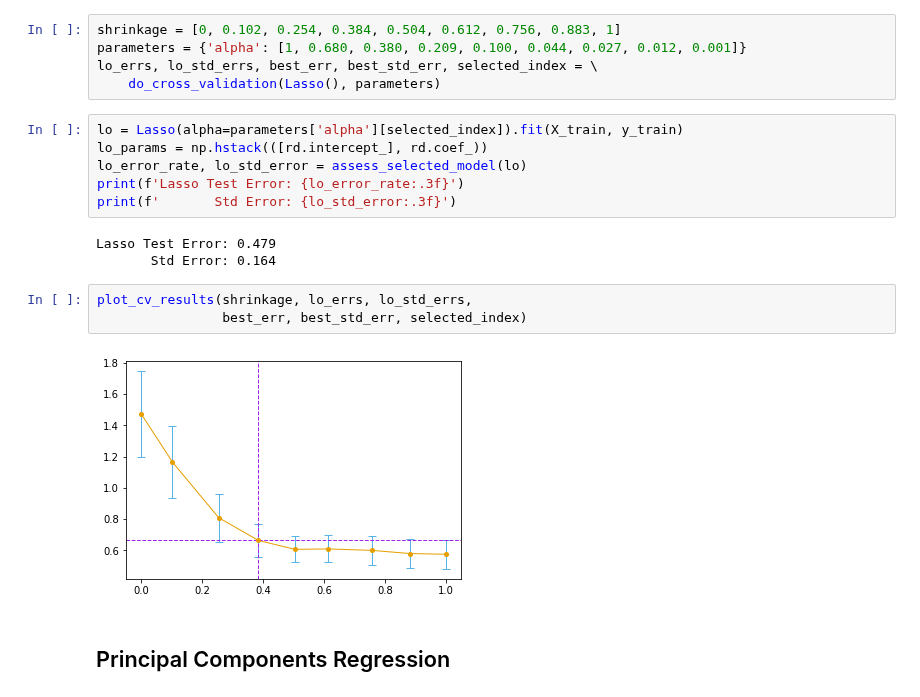
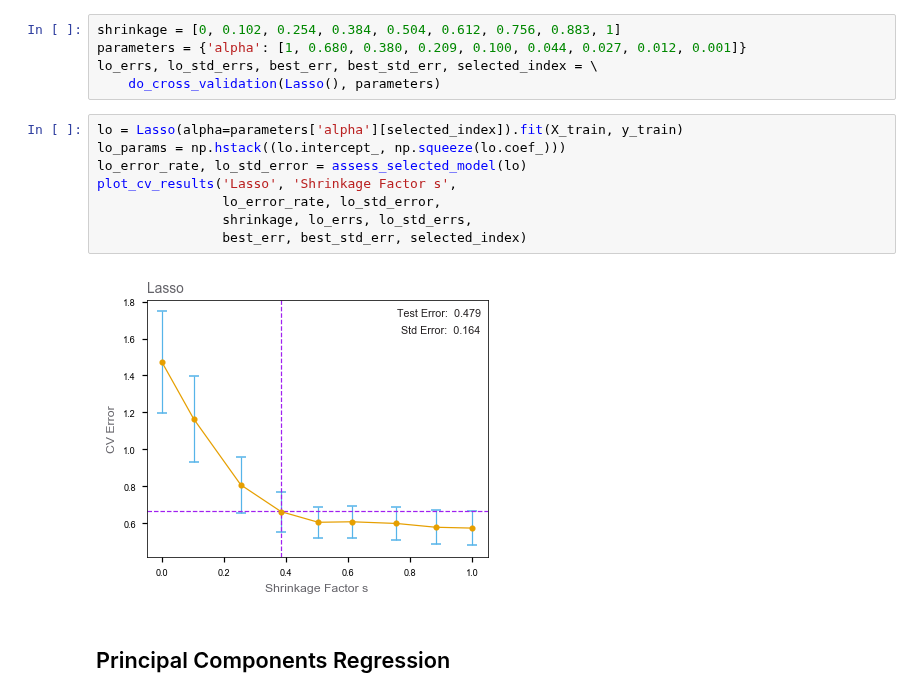
Before and after one commit to empathy87/The-Elements-of-Statistical-Learning-Python-Notebooks, a Jupyter notebook: examples/Prostate Cancer.ipynb, the cells around one changed output. Saved outputs shown, nothing was run; the diff lists cells and outputs as text.

```diff
--- a/examples/Prostate Cancer.ipynb
+++ b/examples/Prostate Cancer.ipynb
@@ -212,18 +223,14 @@ lo_errs, lo_std_errs, best_err, best_std_err, selected_index = \
     do_cross_validation(Lasso(), parameters)
 # %%
 lo = Lasso(alpha=parameters['alpha'][selected_index]).fit(X_train, y_train)
-lo_params = np.hstack(([rd.intercept_], rd.coef_))
+lo_params = np.hstack((lo.intercept_, np.squeeze(lo.coef_)))
 lo_error_rate, lo_std_error = assess_selected_model(lo)
-print(f'Lasso Test Error: {lo_error_rate:.3f}')
-print(f'       Std Error: {lo_std_error:.3f}')
+plot_cv_results('Lasso', 'Shrinkage Factor s',
+                lo_error_rate, lo_std_error,
+                shrinkage, lo_errs, lo_std_errs,
+                best_err, best_std_err, selected_index)
 # %% [output]
-Lasso Test Error: 0.479
-       Std Error: 0.164
+[figure, added]
-# %%
-plot_cv_results(shrinkage, lo_errs, lo_std_errs,
-                best_err, best_std_err, selected_index)
-# %% [output]
-[figure, removed]
 # %% [markdown]
 ## Principal Components Regression
 # %%
```
Also changed, not shown: parts of 13 cells of this notebook.
